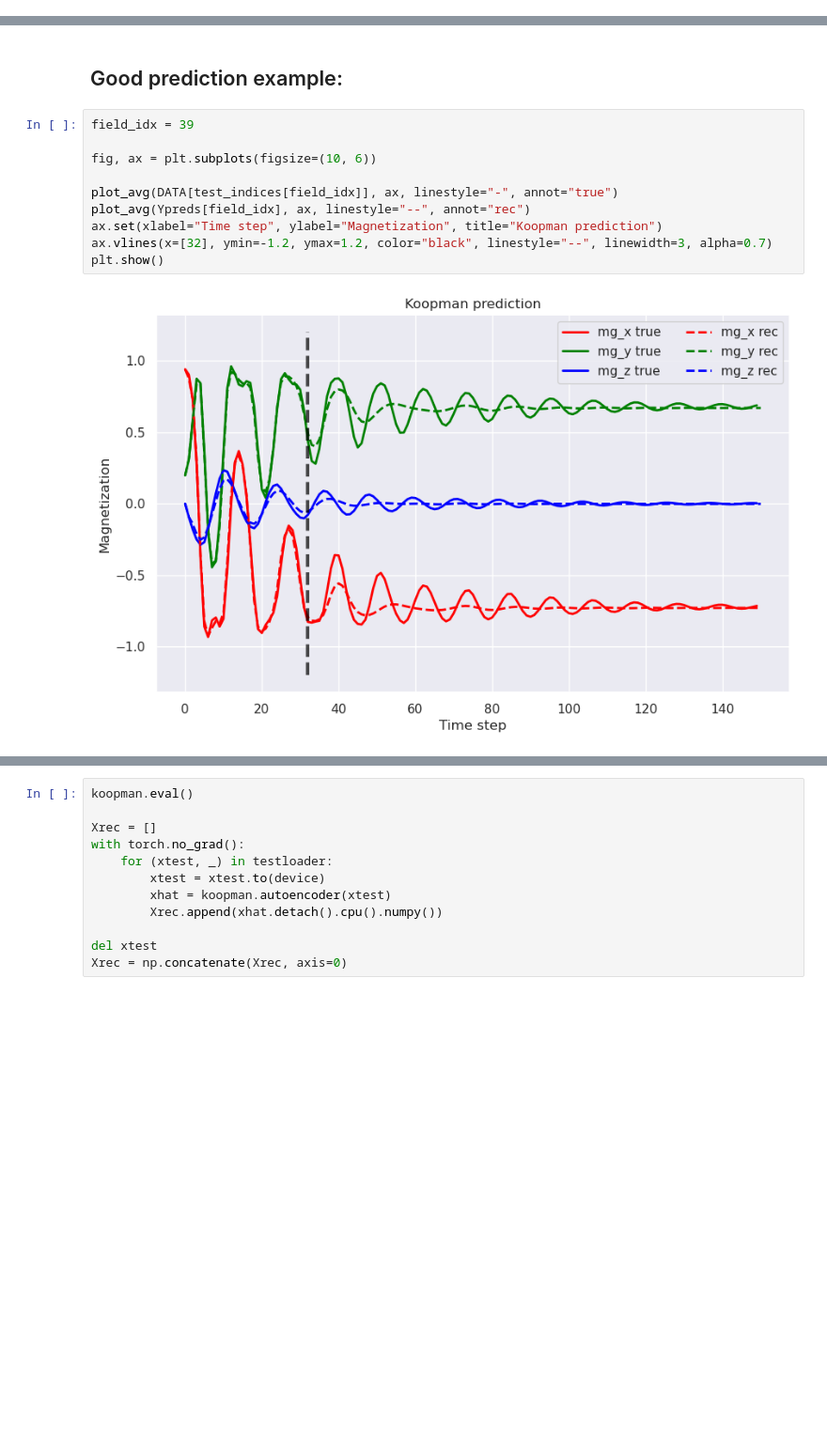
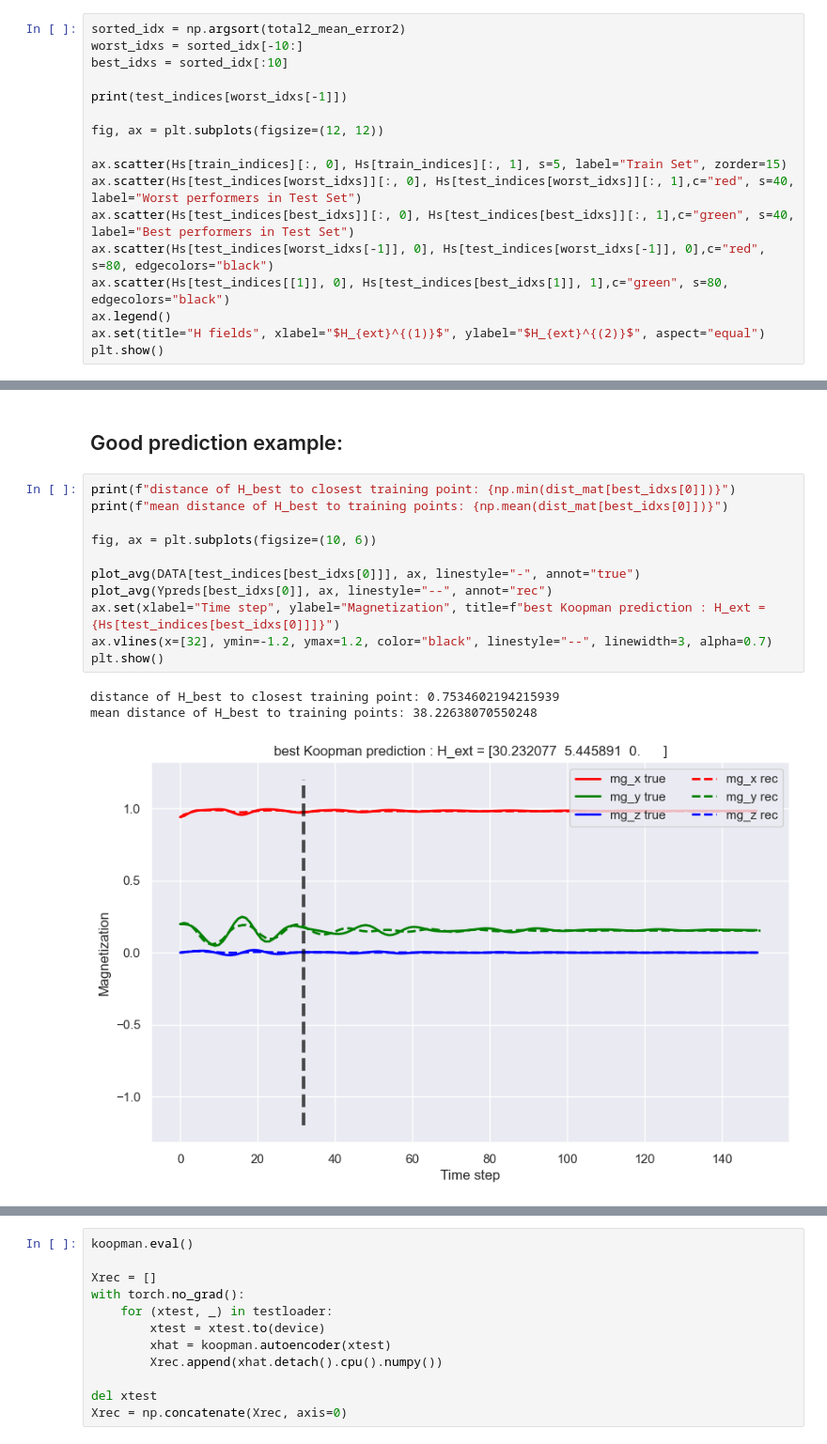
Before and after one commit to cmt-dtu-energy/koopman-magnetics, a Jupyter notebook: nbs/KoopmanAECNN_eval.ipynb, the cells around one changed output, grey strips where cells are left out. Shown at 94% size. Saved outputs shown, nothing was run; the diff lists cells and outputs as text; blank space fills up the shorter version.

```diff
--- a/nbs/KoopmanAECNN_eval.ipynb
+++ b/nbs/KoopmanAECNN_eval.ipynb
@@ -181,0 +178,17 @@ print(check_idx)
+# %%
+sorted_idx = np.argsort(total2_mean_error2)
+worst_idxs = sorted_idx[-10:]
+best_idxs = sorted_idx[:10]
+
+print(test_indices[worst_idxs[-1]])
+
+fig, ax = plt.subplots(figsize=(12, 12))
+
+ax.scatter(Hs[train_indices][:, 0], Hs[train_indices][:, 1], s=5, label="Train Set", zorder=15)
+ax.scatter(Hs[test_indices[worst_idxs]][:, 0], Hs[test_indices[worst_idxs]][:, 1],c="red", s=40, label="Worst performers in Test Set")
+ax.scatter(Hs[test_indices[best_idxs]][:, 0], Hs[test_indices[best_idxs]][:, 1],c="green", s=40, label="Best performers in Test Set")
+ax.scatter(Hs[test_indices[worst_idxs[-1]], 0], Hs[test_indices[worst_idxs[-1]], 0],c="red", s=80, edgecolors="black")
+ax.scatter(Hs[test_indices[[1]], 0], Hs[test_indices[best_idxs[1]], 1],c="green", s=80, edgecolors="black")
+ax.legend()
+ax.set(title="H fields", xlabel="$H_{ext}^{(1)}$", ylabel="$H_{ext}^{(2)}$", aspect="equal")
+plt.show()
@@ -196,14 +215,17 @@ plt.show()
 # %% [markdown]
 ## Good prediction example:
 # %%
-field_idx = 39
+print(f"distance of H_best to closest training point: {np.min(dist_mat[best_idxs[0]])}")
+print(f"mean distance of H_best to training points: {np.mean(dist_mat[best_idxs[0]])}")
 
 fig, ax = plt.subplots(figsize=(10, 6))
 
-plot_avg(DATA[test_indices[field_idx]], ax, linestyle="-", annot="true")
-plot_avg(Ypreds[field_idx], ax, linestyle="--", annot="rec")
-ax.set(xlabel="Time step", ylabel="Magnetization", title="Koopman prediction")
+plot_avg(DATA[test_indices[best_idxs[0]]], ax, linestyle="-", annot="true")
+plot_avg(Ypreds[best_idxs[0]], ax, linestyle="--", annot="rec")
+ax.set(xlabel="Time step", ylabel="Magnetization", title=f"best Koopman prediction : H_ext = {Hs[test_indices[best_idxs[0]]]}")
 ax.vlines(x=[32], ymin=-1.2, ymax=1.2, color="black", linestyle="--", linewidth=3, alpha=0.7)
 plt.show()
 # %% [output]
+distance of H_best to closest training point: 0.7534602194215939
+mean distance of H_best to training points: 38.22638070550248
-[figure, old version]
+[figure, new version]
```
Also changed, not shown: parts of 8 cells of this notebook.
